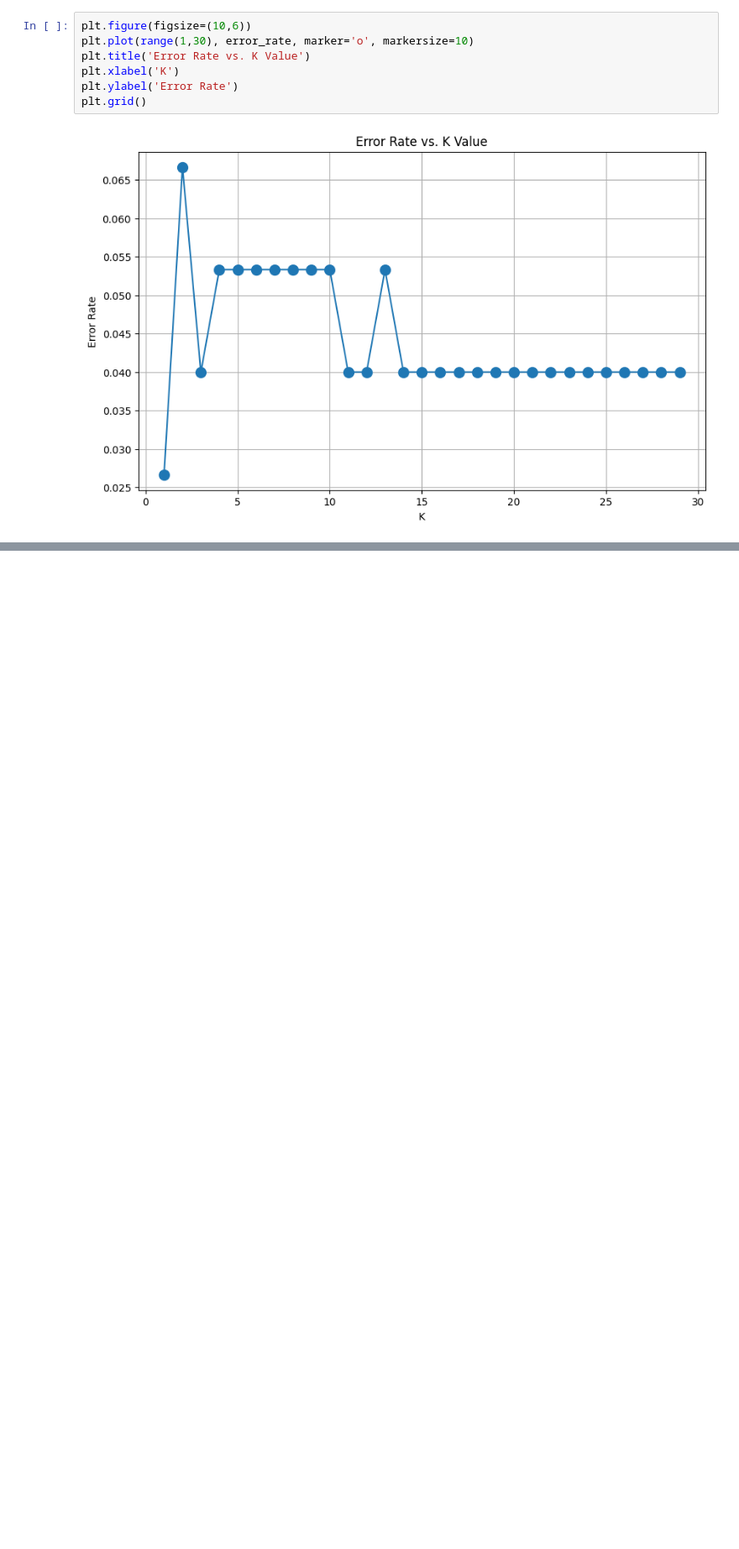
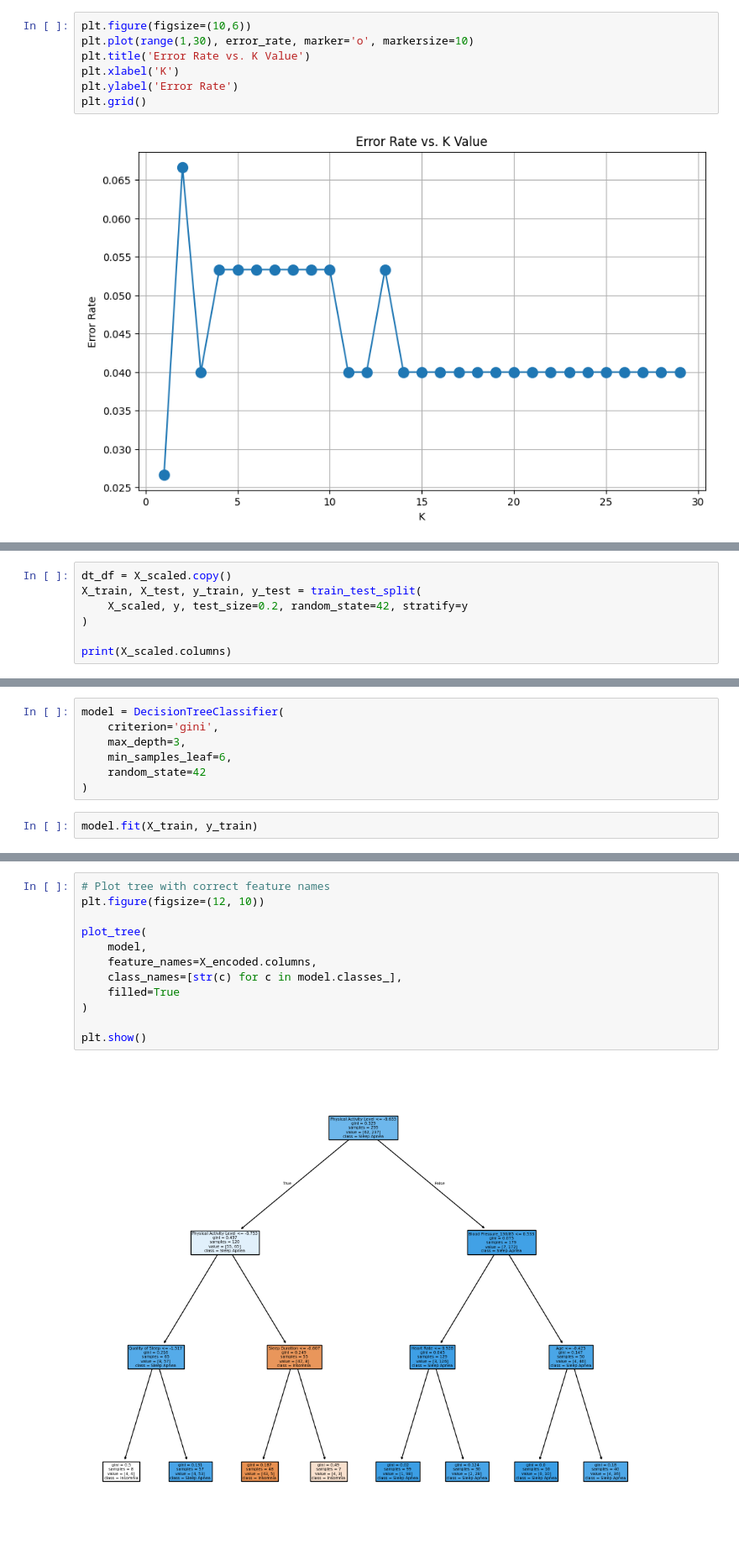
Before and after one commit to misach2135/iad-lab1, a Jupyter notebook: lab1.ipynb, the cells around one changed output, grey strips where cells are left out. Shown: that part at 84% size. Saved outputs shown, nothing was run; the diff lists cells and outputs as text; blank space fills up the shorter version.

```diff
--- a/lab1.ipynb
+++ b/lab1.ipynb
@@ -181,0 +195,7 @@ knn.get_params()
+# %%
+dt_df = X_scaled.copy()
+X_train, X_test, y_train, y_test = train_test_split(
+    X_scaled, y, test_size=0.2, random_state=42, stratify=y
+)
+
+print(X_scaled.columns)
@@ -181,0 +204,9 @@ knn.get_params()
+# %%
+model = DecisionTreeClassifier(
+    criterion='gini',
+    max_depth=3,
+    min_samples_leaf=6,
+    random_state=42
+)
+# %%
+model.fit(X_train, y_train)
@@ -181,0 +227,14 @@ knn.get_params()
+# %%
+# Plot tree with correct feature names
+plt.figure(figsize=(12, 10))
+
+plot_tree(
+    model,
+    feature_names=X_encoded.columns,
+    class_names=[str(c) for c in model.classes_],
+    filled=True
+)
+
+plt.show()
+# %% [output]
+[figure, added]
```
Also changed, not shown: parts of 20 cells of this notebook.
